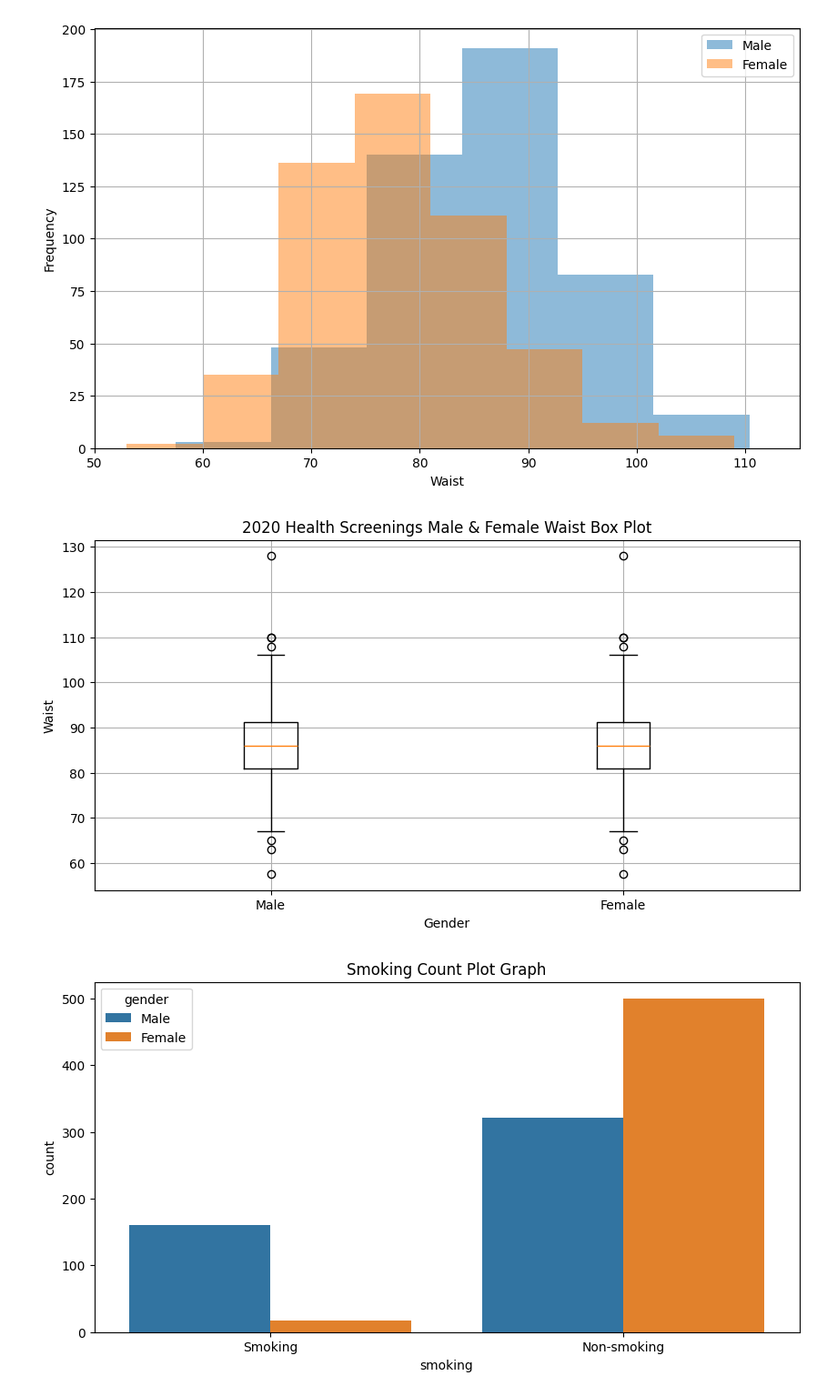
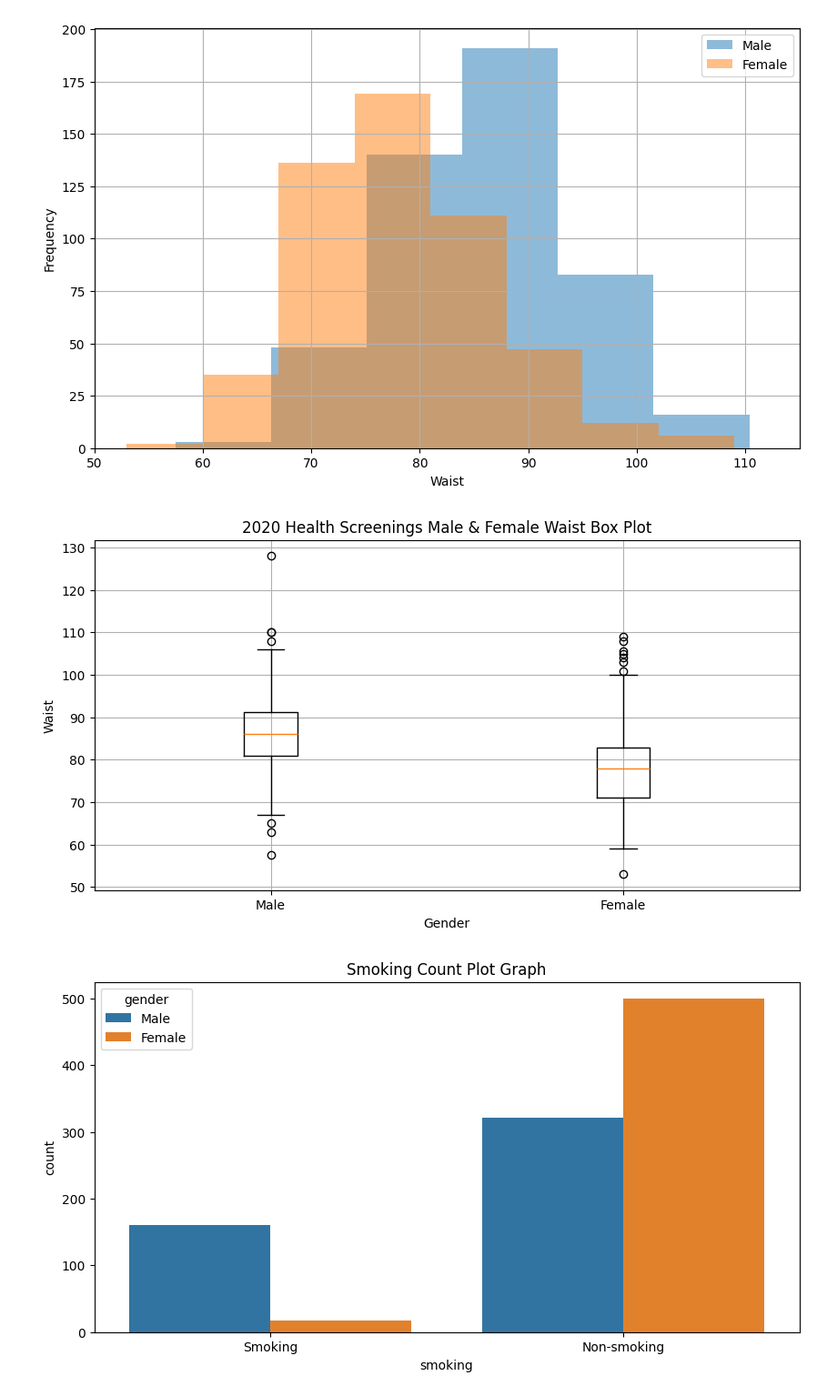
Before and after one commit to one-west/Data_Analyze, a Jupyter notebook: 7장/Exapmle_Qz.ipynb, the cells around one changed output. Shown: that part at 91% size. Drawn from its saved outputs; the diff is of its cells as text; code cells hidden in the pictures.

```diff
--- a/7장/Exapmle_Qz.ipynb
+++ b/7장/Exapmle_Qz.ipynb
@@ -98,31 +98,30 @@ plt.show()
 # %%
 # 5. 2020년 건강검진 데이터를 이용하여 다음 상자수염 그래프와 같이 출력되도록 빈칸에 알맞은 코드를 완성하세요.
 
 import numpy as np
 import pandas as pd
 import matplotlib.pyplot as plt
 import seaborn as sns
 
 data = pd.read_excel("../resources/7장/health_screenings_2020_1000ea.xlsx")
 data3 = data.loc[:, ["city_code", "gender", "waist"]]
 
 man_data = data3.loc[data3.gender == 1, ["gender", "waist"]]
 woman_data = data3.loc[data3.gender == 2, ["gender", "waist"]]
 
-male = np.array(male_data["waist"], dtype=object)
-female = np.array(male_data["waist"])
+male = np.array(man_data["waist"], dtype=object)
+female = np.array(woman_data["waist"])
 
 plt.figure(figsize=(10, 5))
-plt.boxplot([male, female])
-plt.xticks(ticks=[1, 2], labels=["Male", "Female"])
+plt.boxplot(x=[male, female], tick_labels=["Male", "Female"])
 
 plt.xlabel("Gender")
 plt.ylabel("Waist")
 plt.title("2020 Health Screenings Male & Female Waist Box Plot")
 plt.grid()
 plt.show()
 # %% [output]
-[figure, old version]
+[figure, new version]
 # %%
 # 6. 2020년 건강검진 데이터를 이용하여 다음 카운트 플롯 그래프와 같이 출력되도록 빈칸에 알맞은 코드를 완성하세요.
 
```
Also changed, not shown: 3 other files.
